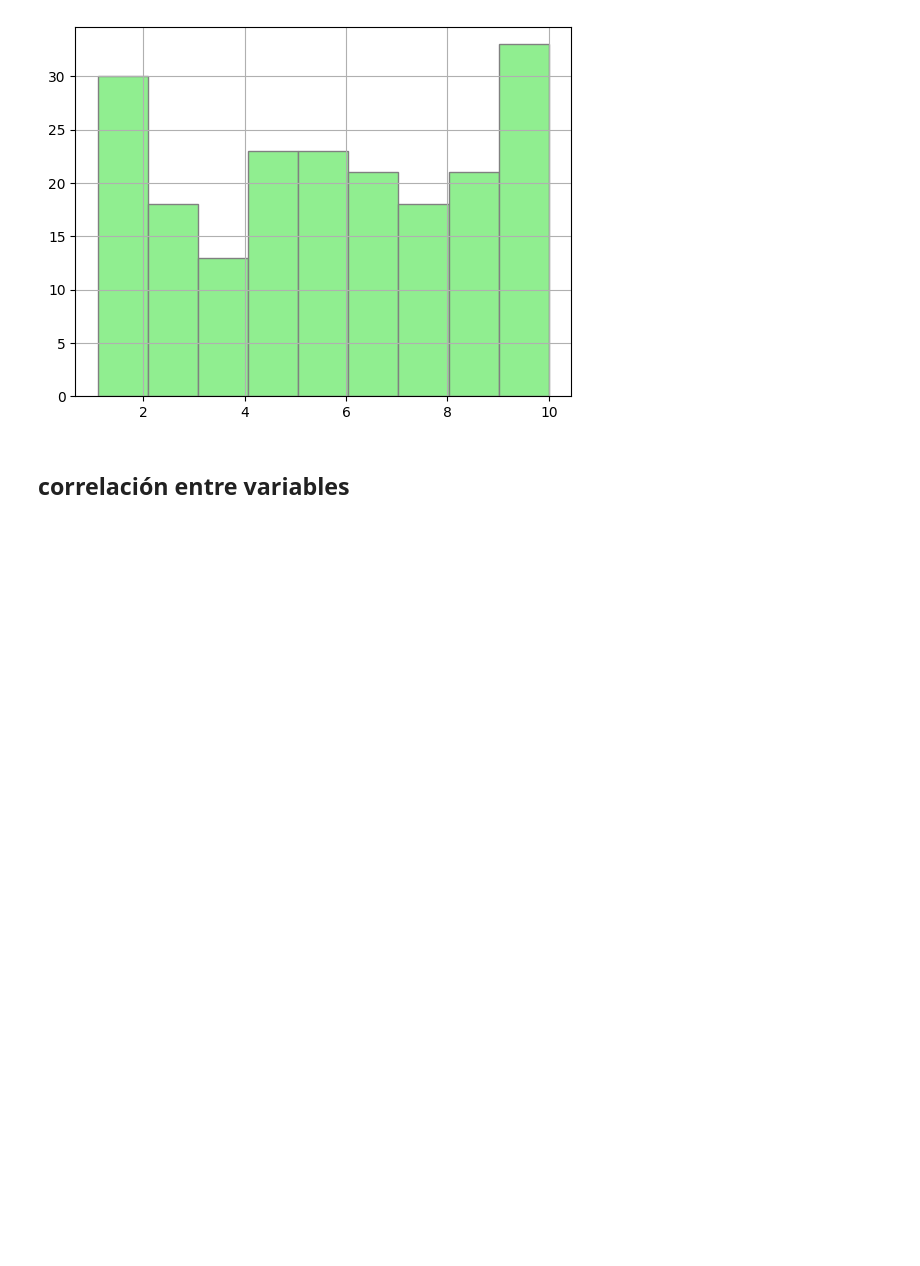
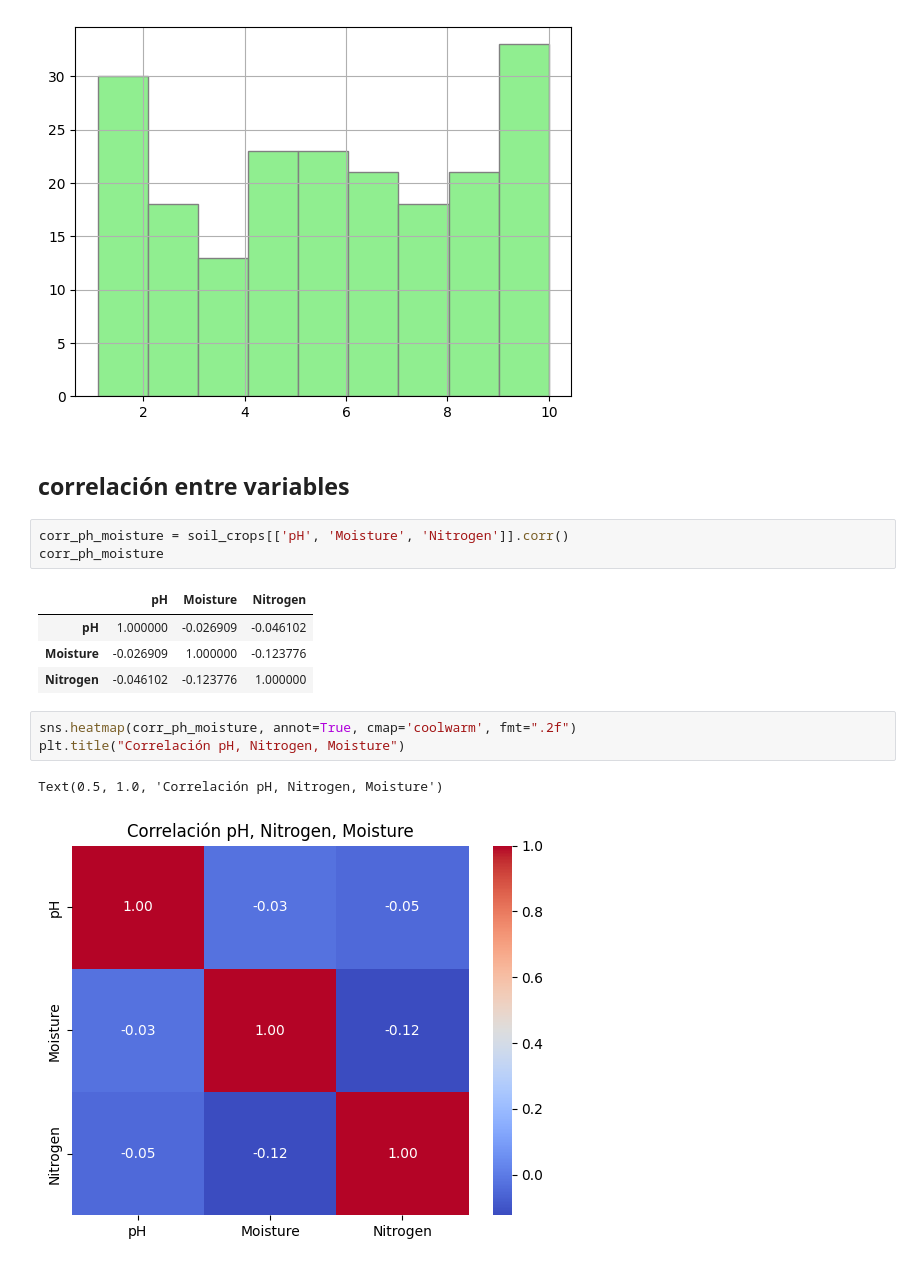
Before and after one commit to amnzmj/analisis-de-datos, a Jupyter notebook: tercer parcial/Crop Classification Based on Soil Type.ipynb, the cells around one changed output. Saved outputs shown, nothing was run; the diff lists cells and outputs as text; blank space fills up the shorter version.

Commit message:
correlación entre variables, diagramas de caja

```diff
--- a/tercer parcial/Crop Classification Based on Soil Type.ipynb
+++ b/tercer parcial/Crop Classification Based on Soil Type.ipynb
@@ -124,3 +125,17 @@ soil_crops['Nitrogen'].hist(bins=9, color='lightgreen', edgecolor='gray')
 [figure]
 # %% [markdown]
 ## correlación entre variables
+# %%
+corr_ph_moisture = soil_crops[['pH', 'Moisture', 'Nitrogen']].corr()
+corr_ph_moisture
+# %% [output]
+|  | pH | Moisture | Nitrogen |
+| pH | 1.000000 | -0.026909 | -0.046102 |
+| Moisture | -0.026909 | 1.000000 | -0.123776 |
+| Nitrogen | -0.046102 | -0.123776 | 1.000000 |
+# %%
+sns.heatmap(corr_ph_moisture, annot=True, cmap='coolwarm', fmt=".2f")
+plt.title("Correlación pH, Nitrogen, Moisture")
+# %% [output]
+Text(0.5, 1.0, 'Correlación pH, Nitrogen, Moisture')
+[figure, added]
```
Also changed, not shown: parts of 8 cells of this notebook.
